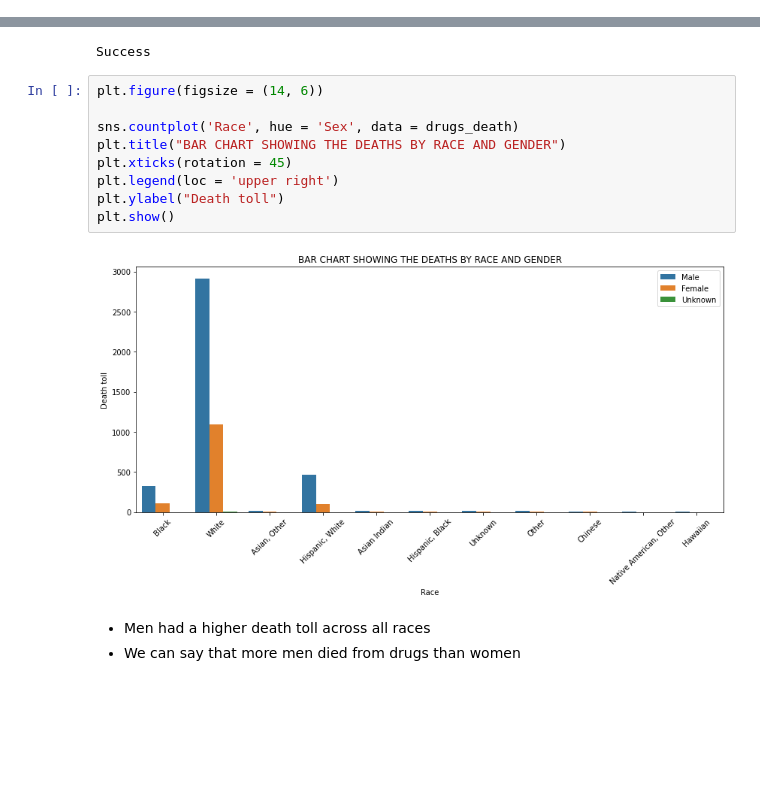
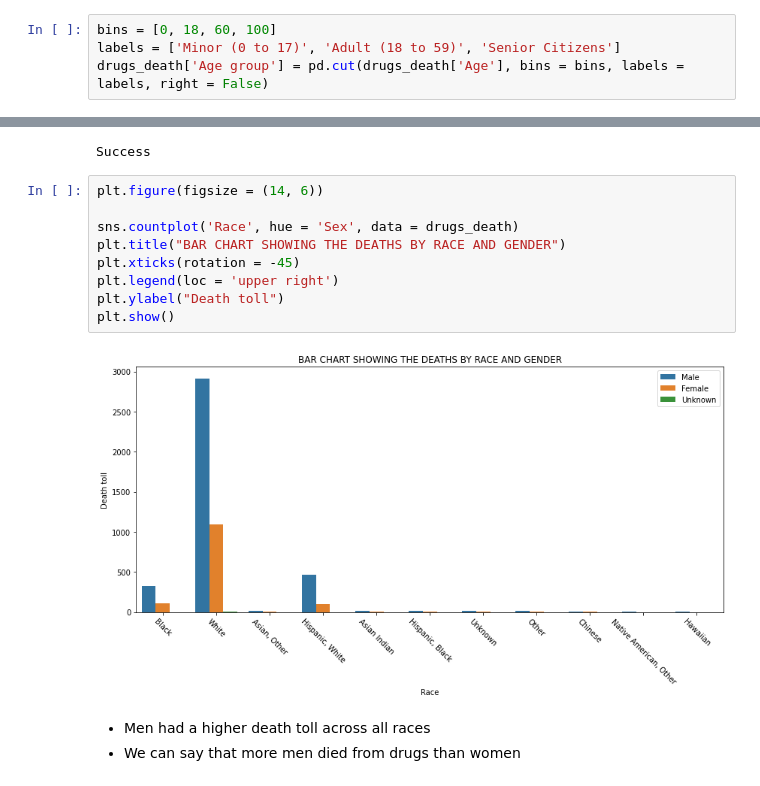
Before and after one commit to MikeDeecode/US-accidental--drugs-death-analysis, a Jupyter notebook: US_accidental_drugs_death.ipynb, the cells around one changed output, grey strips where cells are left out. Drawn from its saved outputs; the diff is of its cells as text; blank space fills up the shorter version.

```diff
--- a/US_accidental_drugs_death.ipynb
+++ b/US_accidental_drugs_death.ipynb
@@ -96,0 +101,4 @@ memory usage: 1.6+ MB
+# %%
+bins = [0, 18, 60, 100]
+labels = ['Minor (0 to 17)', 'Adult (18 to 59)', 'Senior Citizens']
+drugs_death['Age group'] = pd.cut(drugs_death['Age'], bins = bins, labels = labels, right = False)
@@ -189,14 +209,14 @@ Success
 # %%
 plt.figure(figsize = (14, 6))
 
 sns.countplot('Race', hue = 'Sex', data = drugs_death)
 plt.title("BAR CHART SHOWING THE DEATHS BY RACE AND GENDER")
-plt.xticks(rotation = 45)
+plt.xticks(rotation = -45)
 plt.legend(loc = 'upper right')
 plt.ylabel("Death toll")
 plt.show()
 # %% [output]
-[figure, old version]
+[figure, new version]
 # %% [markdown]
 * Men had a higher death toll across all races
 * We can say that more men died from drugs than women
```
Also changed, not shown: parts of 11 cells of this notebook.
